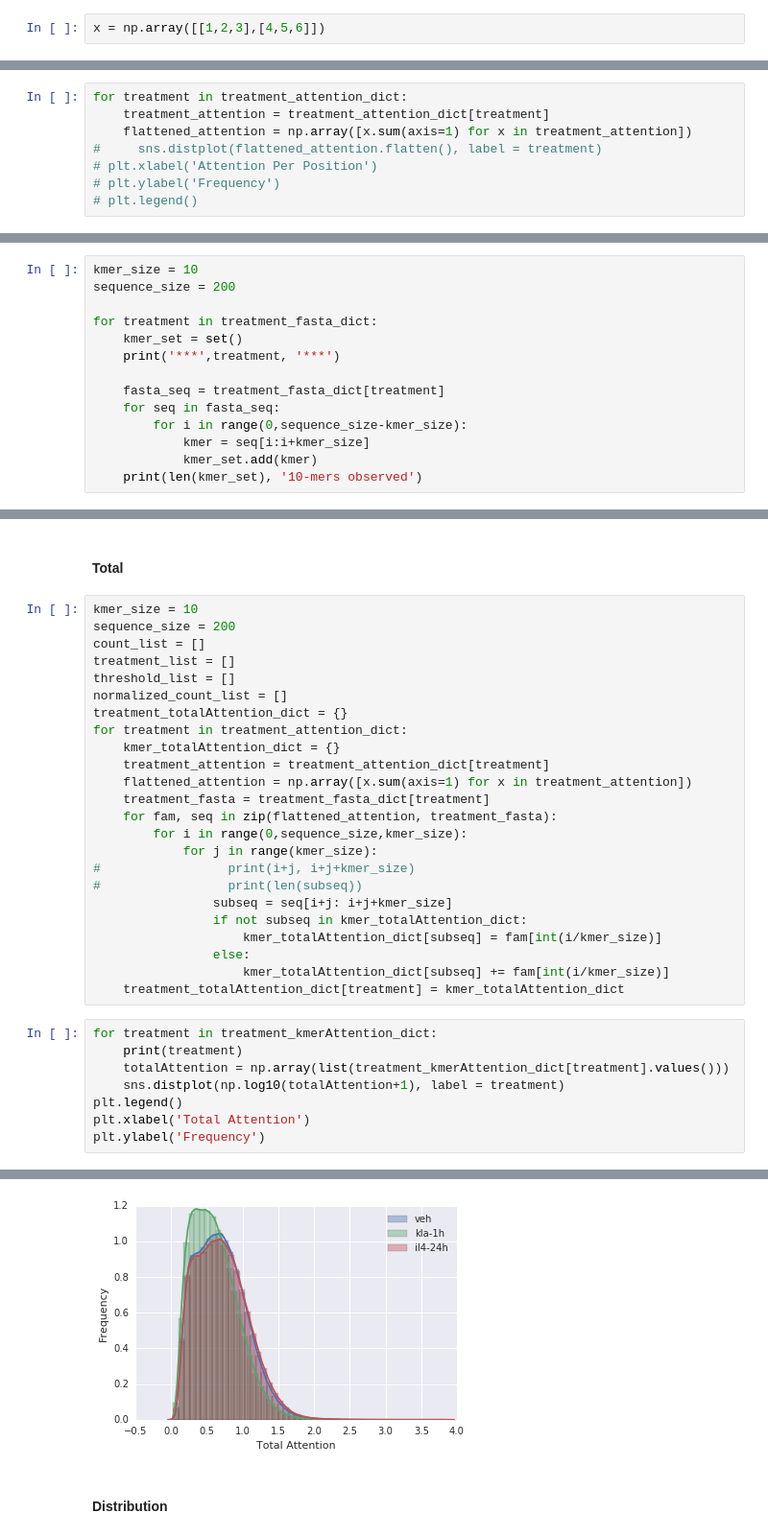
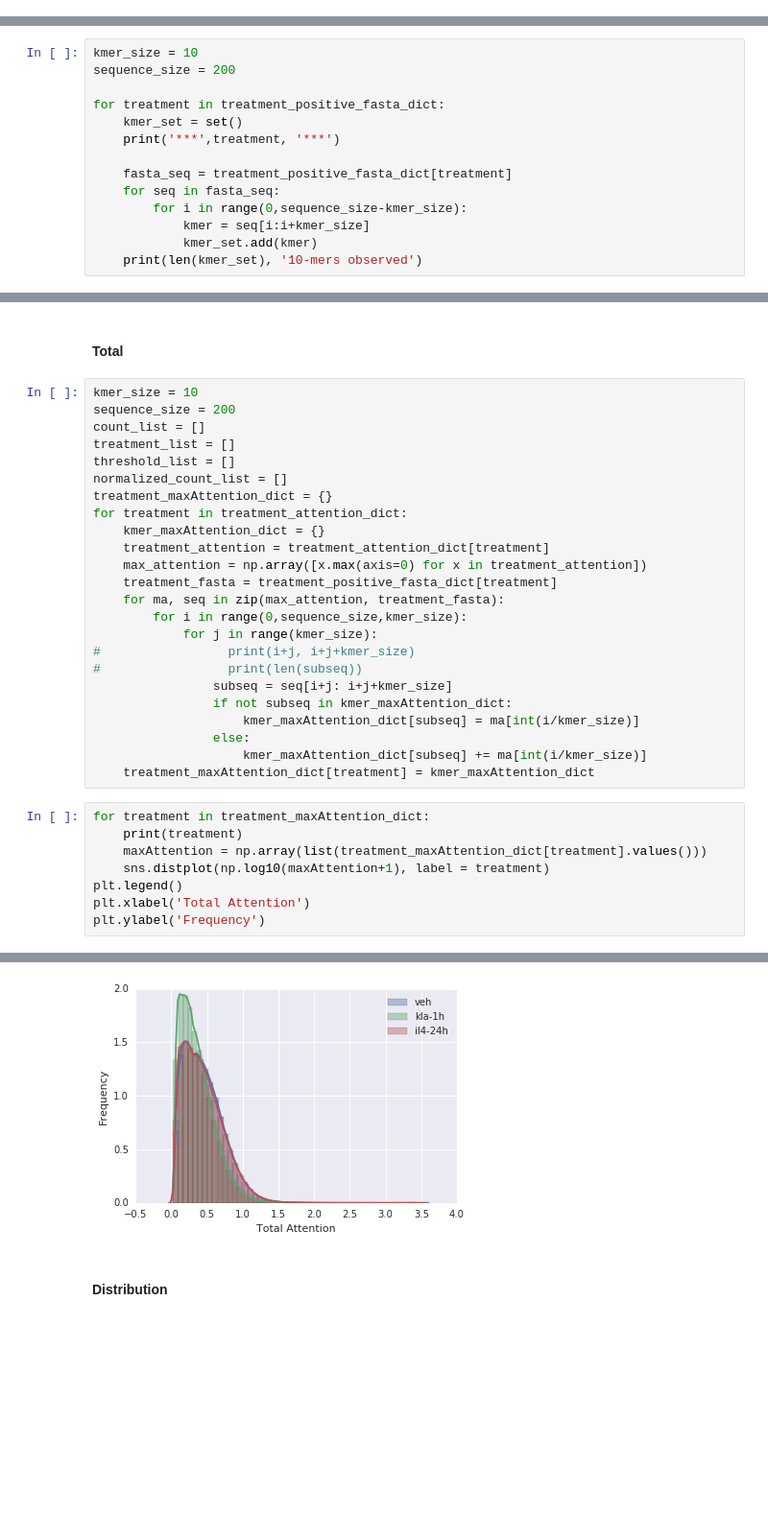
Before and after one commit to jenhantao/genomic_grammar, a Jupyter notebook: Attention Only Classification Analysis.ipynb, the cells around one changed output, grey strips where cells are left out. Shown at 96% size. Saved outputs shown, nothing was run; the diff lists cells and outputs as text; blank space fills up the shorter version.

```diff
--- a/Attention Only Classification Analysis.ipynb
+++ b/Attention Only Classification Analysis.ipynb
@@ -773,2 +735,0 @@ sns.factorplot(data = frame,
-# %%
-x = np.array([[1,2,3],[4,5,6]])
@@ -792,11 +736,3 @@ array([1.0000001 , 1.0000002 , 1.0000001 , 1.        , 0.99999976,
-# %%
-for treatment in treatment_attention_dict:
-    treatment_attention = treatment_attention_dict[treatment]
-    flattened_attention = np.array([x.sum(axis=1) for x in treatment_attention])
-#     sns.distplot(flattened_attention.flatten(), label = treatment)
-# plt.xlabel('Attention Per Position')
-# plt.ylabel('Frequency')
-# plt.legend()
 # %% [markdown]
 ## Per k-mer attention analysis
 # %% [markdown]
@@ -809,11 +745,11 @@ print(4**10, '10-mers possible')
 kmer_size = 10
 sequence_size = 200
 
-for treatment in treatment_fasta_dict:
+for treatment in treatment_positive_fasta_dict:
     kmer_set = set()
     print('***',treatment, '***')
 
-    fasta_seq = treatment_fasta_dict[treatment]
+    fasta_seq = treatment_positive_fasta_dict[treatment]
     for seq in fasta_seq:
         for i in range(0,sequence_size-kmer_size):
             kmer = seq[i:i+kmer_size]
@@ -837,37 +773,37 @@ count_list = []
 treatment_list = []
 threshold_list = []
 normalized_count_list = []
-treatment_totalAttention_dict = {}
+treatment_maxAttention_dict = {}
 for treatment in treatment_attention_dict:
-    kmer_totalAttention_dict = {}
+    kmer_maxAttention_dict = {}
     treatment_attention = treatment_attention_dict[treatment]
-    flattened_attention = np.array([x.sum(axis=1) for x in treatment_attention])
-    treatment_fasta = treatment_fasta_dict[treatment]
-    for fam, seq in zip(flattened_attention, treatment_fasta):
+    max_attention = np.array([x.max(axis=0) for x in treatment_attention])
+    treatment_fasta = treatment_positive_fasta_dict[treatment]
+    for ma, seq in zip(max_attention, treatment_fasta):
         for i in range(0,sequence_size,kmer_size):
             for j in range(kmer_size):
 #                 print(i+j, i+j+kmer_size)
 #                 print(len(subseq))
                 subseq = seq[i+j: i+j+kmer_size]
-                if not subseq in kmer_totalAttention_dict:
-                    kmer_totalAttention_dict[subseq] = fam[int(i/kmer_size)]
+                if not subseq in kmer_maxAttention_dict:
+                    kmer_maxAttention_dict[subseq] = ma[int(i/kmer_size)]
                 else:
-                    kmer_totalAttention_dict[subseq] += fam[int(i/kmer_size)]
-    treatment_totalAttention_dict[treatment] = kmer_totalAttention_dict
+                    kmer_maxAttention_dict[subseq] += ma[int(i/kmer_size)]
+    treatment_maxAttention_dict[treatment] = kmer_maxAttention_dict
 # %%
-for treatment in treatment_kmerAttention_dict:
+for treatment in treatment_maxAttention_dict:
     print(treatment)
-    totalAttention = np.array(list(treatment_kmerAttention_dict[treatment].values()))
-    sns.distplot(np.log10(totalAttention+1), label = treatment)
+    maxAttention = np.array(list(treatment_maxAttention_dict[treatment].values()))
+    sns.distplot(np.log10(maxAttention+1), label = treatment)
 plt.legend()
 plt.xlabel('Total Attention')
 plt.ylabel('Frequency')
 # %% [output]
 veh
 kla-1h
 il4-24h
 <matplotlib.text.Text at 0x...>
-[figure, old version]
+[figure, new version]
 # %% [markdown]
 #### Distribution
 # %%
```
Also changed, not shown: parts of 61 cells of this notebook.
